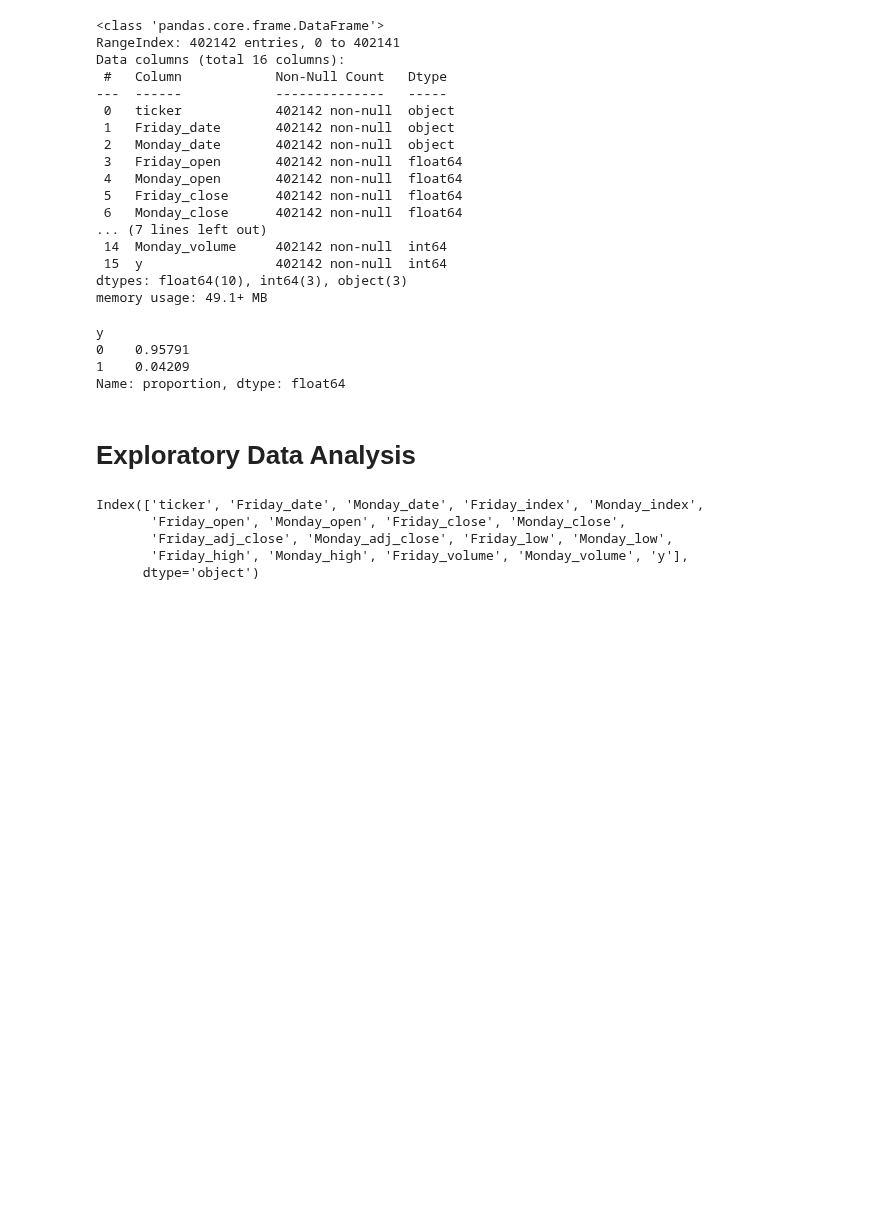
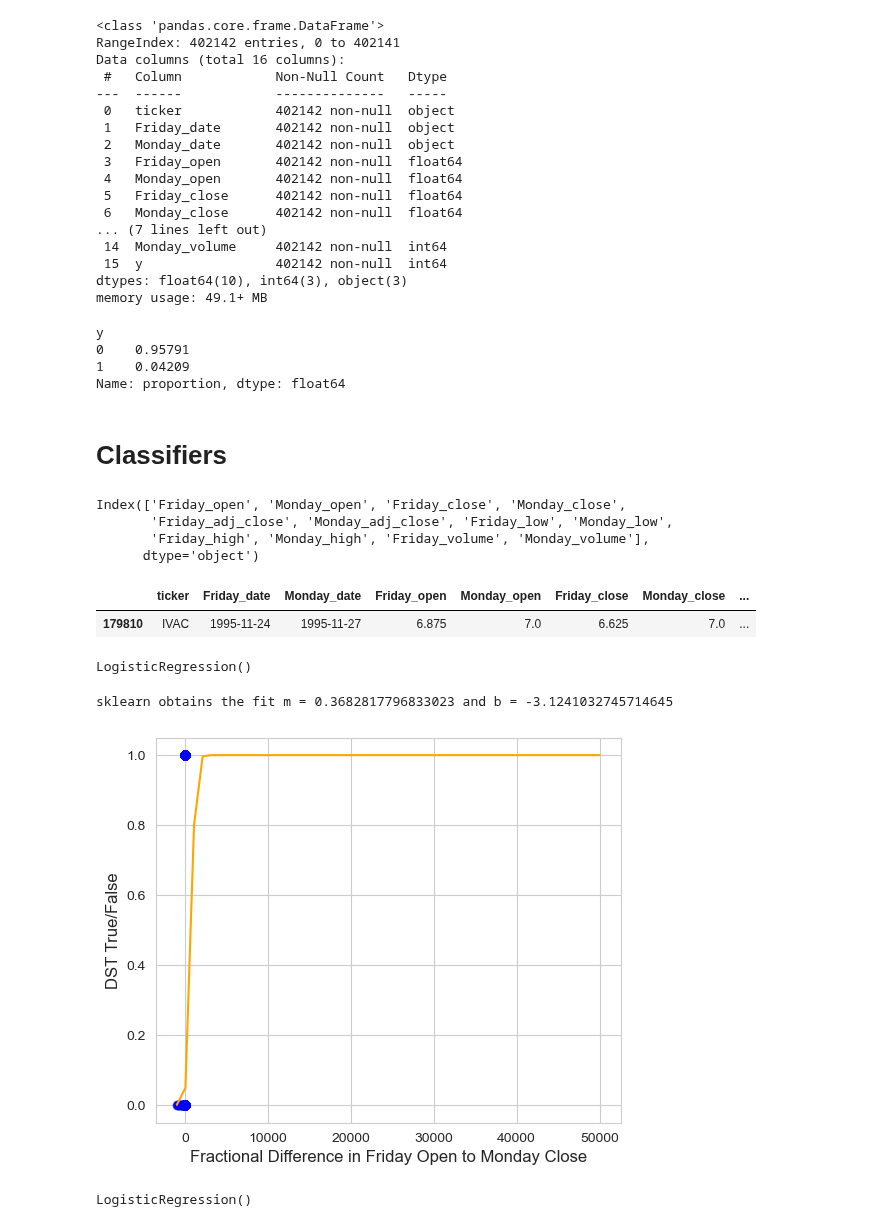
Before and after one commit to ghuckabe/DSTMarketAnalysis, a Jupyter notebook: kaggle_tech_classify.ipynb, the cells around one changed output. Saved outputs shown, nothing was run; the diff lists cells and outputs as text; code cells hidden in the pictures; blank space fills up the shorter version.

Commit message:
no luck detecting DST with classifiers for tech

```diff
--- a/kaggle_tech_classify.ipynb
+++ b/kaggle_tech_classify.ipynb
@@ -574,3 +583,5 @@ y
 0    0.95791
 1    0.04209
 Name: proportion, dtype: float64
+# %% [markdown]
+# Classifiers
@@ -577,15 +594,22 @@ Name: proportion, dtype: float64
+# %%
+metrics
+# %% [output]
+Index(['Friday_open', 'Monday_open', 'Friday_close', 'Monday_close',
+       'Friday_adj_close', 'Monday_adj_close', 'Friday_low', 'Monday_low',
+       'Friday_high', 'Monday_high', 'Friday_volume', 'Monday_volume'],
+      dtype='object')
+# %%
+# FRACTIONAL difference
+tech['diff_fomc'] = (tech['Friday_open']-tech['Monday_close'])/tech['Friday_open']
+# %%
+tech['diff_vol'] = (tech['Friday_volume']-tech['Monday_volume'])/tech['Friday_volume']
+# %%
+tech.sample()
+# %% [output]
+|  | ticker | Friday_date | Monday_date | Friday_open | Monday_open | Friday_close | Monday_close | ... |
+| 179810 | IVAC | 1995-11-24 | 1995-11-27 | 6.875 | 7.0 | 6.625 | 7.0 | ... |
 # %%
 from sklearn.model_selection import train_test_split
 # %%
 # we want to split the training and test data in a way that respects the stratification of DST and nonDST
 tech_train, tech_test = train_test_split(tech,test_size=0.1,stratify=tech['y'])
-# %% [markdown]
-# Exploratory Data Analysis
-# %%
-tech_train.columns
-# %% [output]
-Index(['ticker', 'Friday_date', 'Monday_date', 'Friday_index', 'Monday_index',
-       'Friday_open', 'Monday_open', 'Friday_close', 'Monday_close',
-       'Friday_adj_close', 'Monday_adj_close', 'Friday_low', 'Monday_low',
-       'Friday_high', 'Monday_high', 'Friday_volume', 'Monday_volume', 'y'],
-      dtype='object')
@@ -591,0 +618,20 @@ Index(['ticker', 'Friday_date', 'Monday_date', 'Friday_index', 'Monday_index',
+# %%
+log_reg.fit(tech_train[['diff_fomc']],tech_train['y'])
+# %% [output]
+LogisticRegression()
+# %%
+print(f'sklearn obtains the fit m = {log_reg.coef_[0][0]} and b = { log_reg.intercept_[0]}')
+# %% [output]
+sklearn obtains the fit m = 0.3682817796833023 and b = -3.1241032745714645
+# %%
+plt.figure(figsize=(6,5))
+
+plt.scatter(tech_train['diff_fomc'], tech_train['y'],alpha=0.4,color='b')
+
+plt.plot(np.linspace(-1000,50000), log_reg.predict_proba(np.linspace(-1000,50000).reshape(-1,1))[:,1], color = 'orange')
+
+plt.xlabel("Fractional Difference in Friday Open to Monday Close", fontsize=12)
+plt.ylabel("DST True/False", fontsize=12)
+plt.show()
+# %% [output]
+[figure, added]
@@ -591,0 +640,4 @@ Index(['ticker', 'Friday_date', 'Monday_date', 'Friday_index', 'Monday_index',
+# %%
+log_reg.fit(tech_train[['diff_vol']],tech_train['y'])
+# %% [output]
+LogisticRegression()
```
Also changed, not shown: parts of 23 cells of this notebook.
